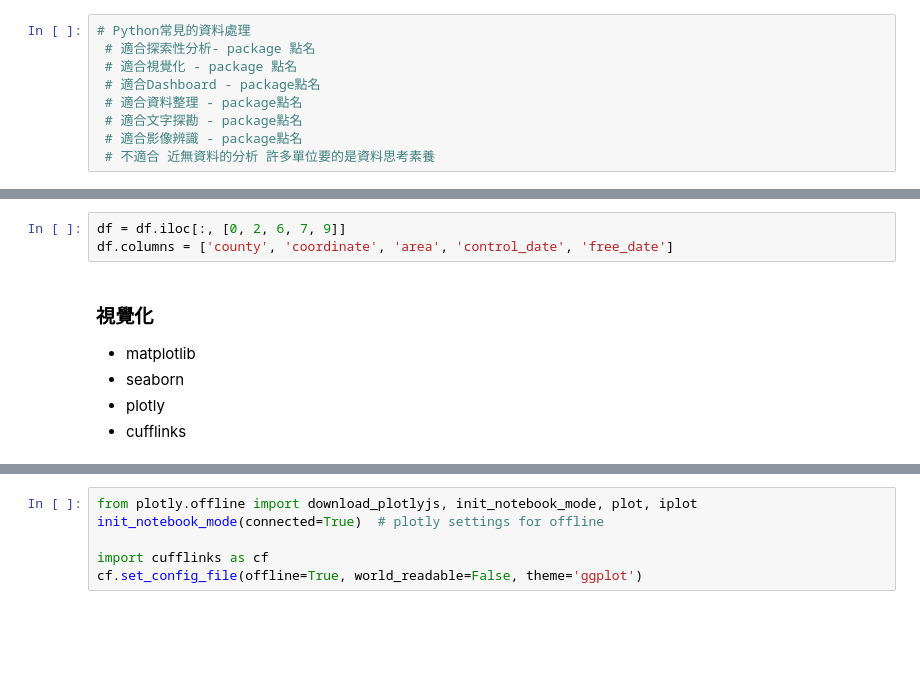
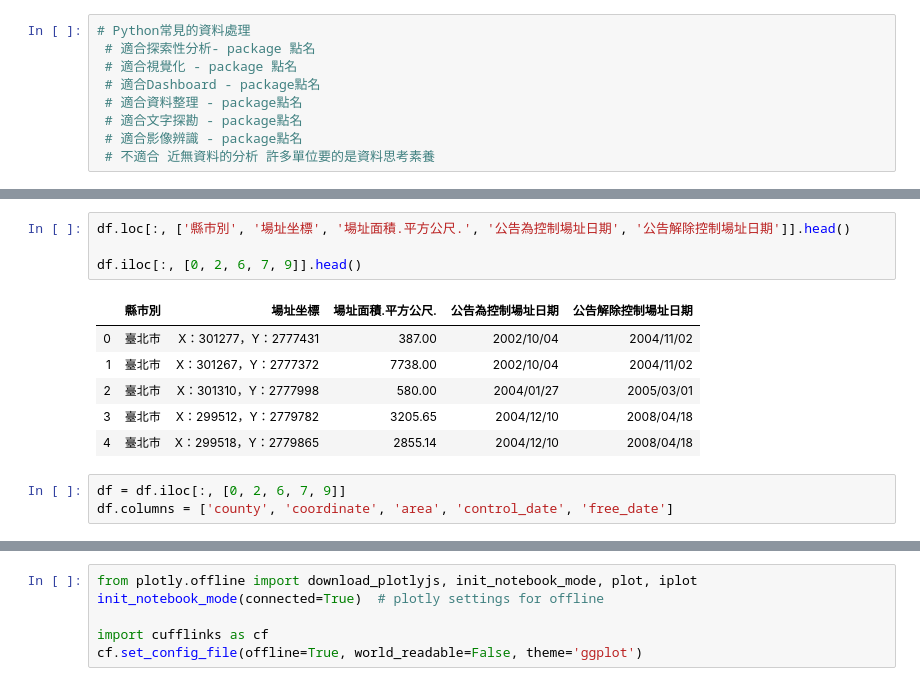
Before and after one commit to ningchencontact/2019pytalk, a Jupyter notebook: PyconTalk_Draft.ipynb, the cells around one changed output, grey strips where cells are left out. Cells and saved outputs as stored; diff of their text form; blank space fills up the shorter version.

```diff
--- a/PyconTalk_Draft.ipynb
+++ b/PyconTalk_Draft.ipynb
@@ -78,9 +94,14 @@ df = pd.read_csv('./data/環保署列管污染農地_utf8.csv')
+# %%
+df.loc[:, ['縣市別', '場址坐標', '場址面積.平方公尺.', '公告為控制場址日期', '公告解除控制場址日期']].head()
+
+df.iloc[:, [0, 2, 6, 7, 9]].head()
+# %% [output]
+|  | 縣市別 | 場址坐標 | 場址面積.平方公尺. | 公告為控制場址日期 | 公告解除控制場址日期 |
+| 0 | 臺北市 | X：301277，Y：2777431 | 387.00 | 2002/10/04 | 2004/11/02 |
+| 1 | 臺北市 | X：301267，Y：2777372 | 7738.00 | 2002/10/04 | 2004/11/02 |
+| 2 | 臺北市 | X：301310，Y：2777998 | 580.00 | 2004/01/27 | 2005/03/01 |
+| 3 | 臺北市 | X：299512，Y：2779782 | 3205.65 | 2004/12/10 | 2008/04/18 |
+| 4 | 臺北市 | X：299518，Y：2779865 | 2855.14 | 2004/12/10 | 2008/04/18 |
 # %%
 df = df.iloc[:, [0, 2, 6, 7, 9]]
 df.columns = ['county', 'coordinate', 'area', 'control_date', 'free_date']
-# %% [markdown]
-### 視覺化
-- matplotlib
-- seaborn
-- plotly
-- cufflinks
```
Also changed, not shown: parts of 15 cells of this notebook.
